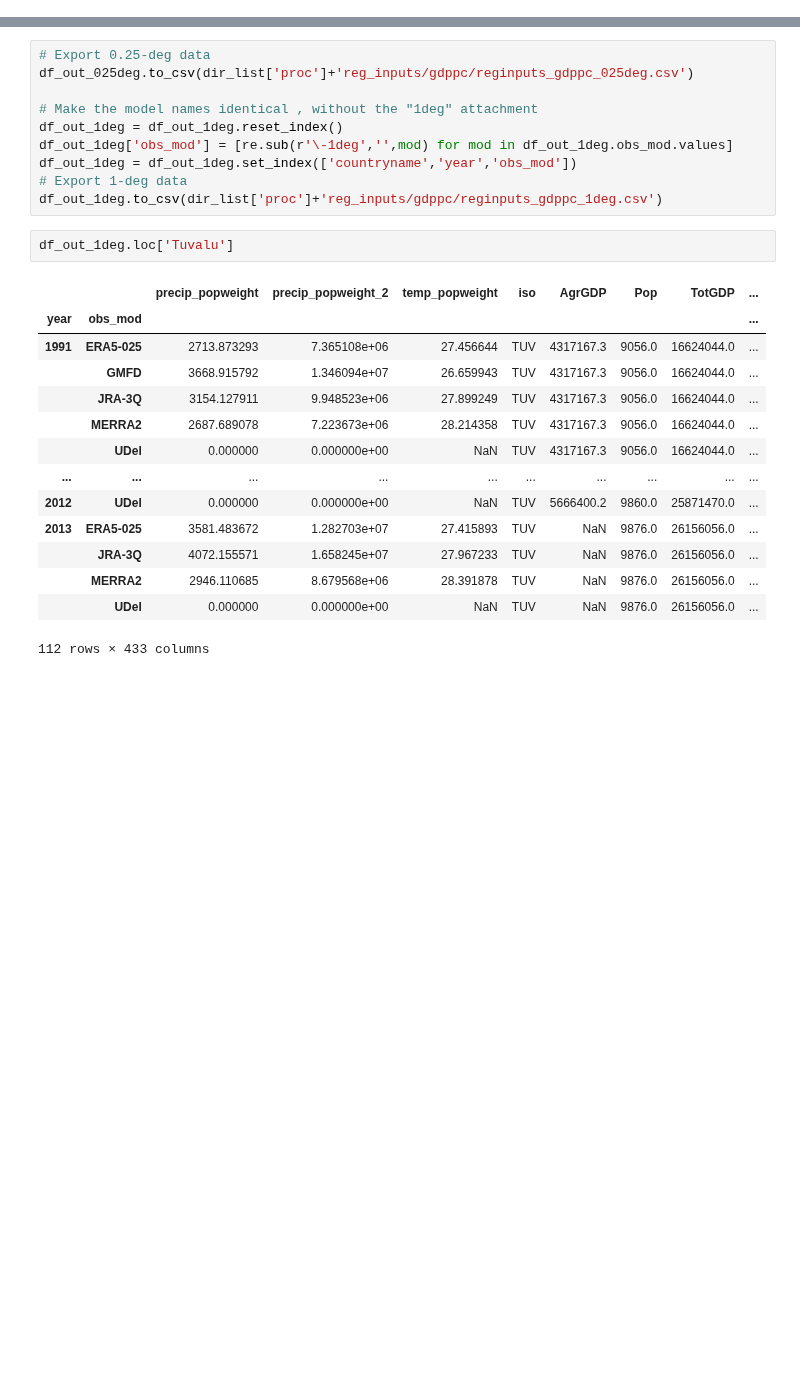
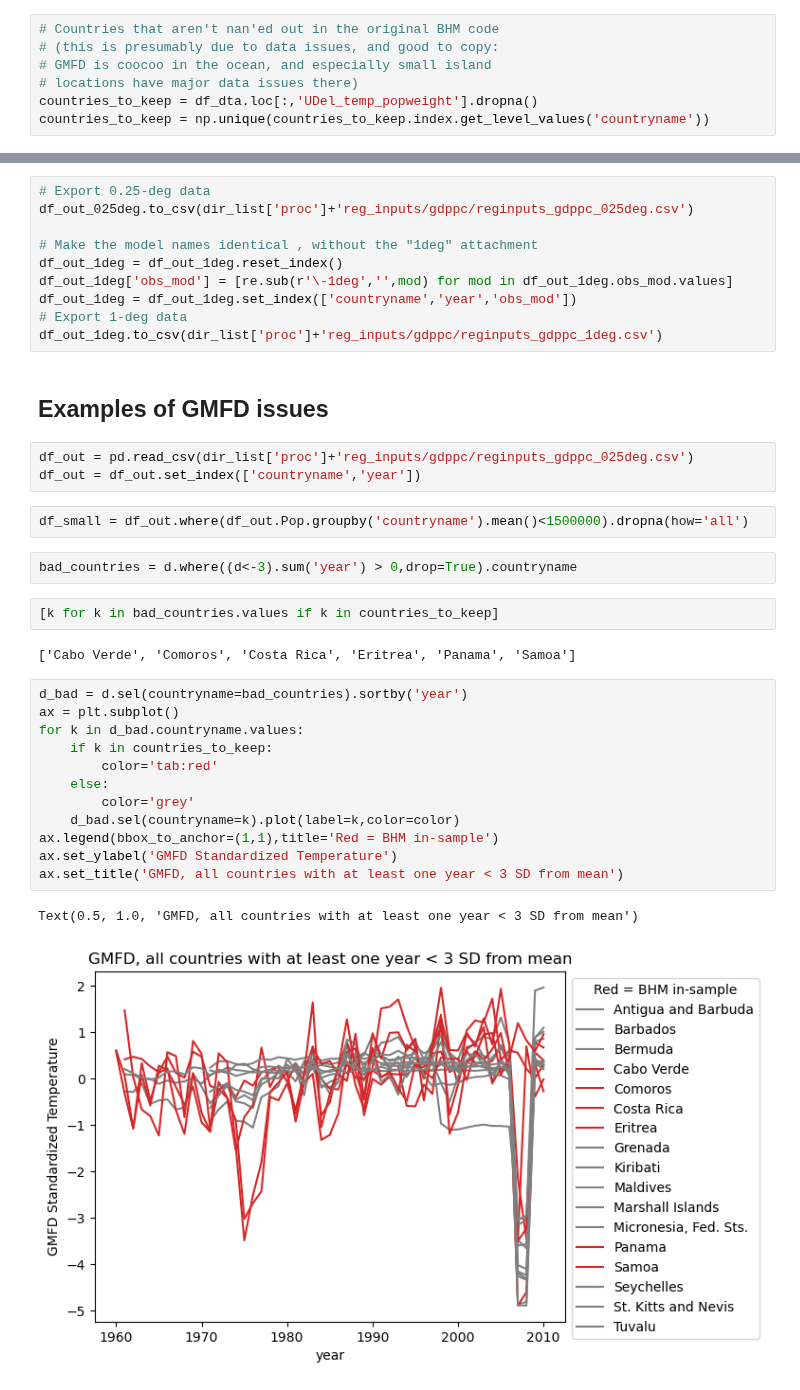
Before and after one commit to ks905383/impact_uncertainty, a Jupyter notebook: code/1b_create_reginput_gdppc.ipynb, the cells around one changed output, grey strips where cells are left out. Drawn from its saved outputs; the diff is of its cells as text; blank space fills up the shorter version.

```diff
--- a/code/1b_create_reginput_gdppc.ipynb
+++ b/code/1b_create_reginput_gdppc.ipynb
@@ -42,6 +42,13 @@ df_dta = pd.read_csv(dir_list['aux']+'GrowthClimateDataset.csv')
 years_insamp = np.unique(df_dta.year.values)
 
 df_dta = df_dta.set_index(['countryname','year'])
+# %%
+# Countries that aren't nan'ed out in the original BHM code
+# (this is presumably due to data issues, and good to copy:
+# GMFD is coocoo in the ocean, and especially small island
+# locations have major data issues there)
+countries_to_keep = df_dta.loc[:,'UDel_temp_popweight'].dropna()
+countries_to_keep = np.unique(countries_to_keep.index.get_level_values('countryname'))
 # %%
 # Load shapefile for insample regions
 gdf = gpd.read_file(dir_list['aux']+'geo_data/country.shp')
@@ -272,20 +282,31 @@ df_out_1deg['obs_mod'] = [re.sub(r'\-1deg','',mod) for mod in df_out_1deg.obs_mo
 df_out_1deg = df_out_1deg.set_index(['countryname','year','obs_mod'])
 # Export 1-deg data
 df_out_1deg.to_csv(dir_list['proc']+'reg_inputs/gdppc/reginputs_gdppc_1deg.csv')
+# %% [markdown]
+## Examples of GMFD issues
 # %%
-df_out_1deg.loc['Tuvalu']
+df_out = pd.read_csv(dir_list['proc']+'reg_inputs/gdppc/reginputs_gdppc_025deg.csv')
+df_out = df_out.set_index(['countryname','year'])
-# %% [output]
-|  |  | precip_popweight | precip_popweight_2 | temp_popweight | iso | AgrGDP | Pop | TotGDP | ... |
-| year | obs_mod |  |  |  |  |  |  |  | ... |
-| 1991 | ERA5-025 | 2713.873293 | 7.365108e+06 | 27.456644 | TUV | 4317167.3 | 9056.0 | 16624044.0 | ... |
-|  | GMFD | 3668.915792 | 1.346094e+07 | 26.659943 | TUV | 4317167.3 | 9056.0 | 16624044.0 | ... |
-|  | JRA-3Q | 3154.127911 | 9.948523e+06 | 27.899249 | TUV | 4317167.3 | 9056.0 | 16624044.0 | ... |
-|  | MERRA2 | 2687.689078 | 7.223673e+06 | 28.214358 | TUV | 4317167.3 | 9056.0 | 16624044.0 | ... |
-|  | UDel | 0.000000 | 0.000000e+00 | NaN | TUV | 4317167.3 | 9056.0 | 16624044.0 | ... |
-| ... | ... | ... | ... | ... | ... | ... | ... | ... | ... |
-| 2012 | UDel | 0.000000 | 0.000000e+00 | NaN | TUV | 5666400.2 | 9860.0 | 25871470.0 | ... |
-| 2013 | ERA5-025 | 3581.483672 | 1.282703e+07 | 27.415893 | TUV | NaN | 9876.0 | 26156056.0 | ... |
-|  | JRA-3Q | 4072.155571 | 1.658245e+07 | 27.967233 | TUV | NaN | 9876.0 | 26156056.0 | ... |
-|  | MERRA2 | 2946.110685 | 8.679568e+06 | 28.391878 | TUV | NaN | 9876.0 | 26156056.0 | ... |
-|  | UDel | 0.000000 | 0.000000e+00 | NaN | TUV | NaN | 9876.0 | 26156056.0 | ... |
-112 rows × 433 columns
+# %%
+df_small = df_out.where(df_out.Pop.groupby('countryname').mean()<1500000).dropna(how='all')
+# %%
+bad_countries = d.where((d<-3).sum('year') > 0,drop=True).countryname
+# %%
+[k for k in bad_countries.values if k in countries_to_keep]
+# %% [output]
+['Cabo Verde', 'Comoros', 'Costa Rica', 'Eritrea', 'Panama', 'Samoa']
+# %%
+d_bad = d.sel(countryname=bad_countries).sortby('year')
+ax = plt.subplot()
+for k in d_bad.countryname.values:
+    if k in countries_to_keep:
+        color='tab:red'
+    else:
+        color='grey'
+    d_bad.sel(countryname=k).plot(label=k,color=color)
+ax.legend(bbox_to_anchor=(1,1),title='Red = BHM in-sample')
+ax.set_ylabel('GMFD Standardized Temperature')
+ax.set_title('GMFD, all countries with at least one year < 3 SD from mean')
+# %% [output]
+Text(0.5, 1.0, 'GMFD, all countries with at least one year < 3 SD from mean')
+[figure, added]
```
Also changed, not shown: parts of 10 cells of this notebook, 14 other files.
